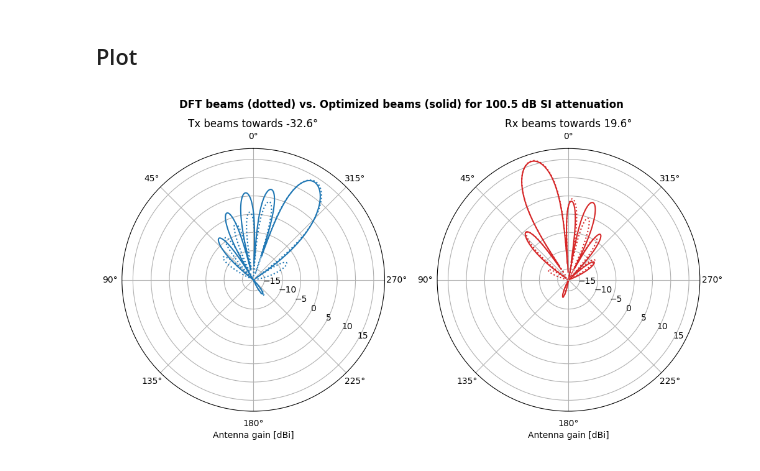
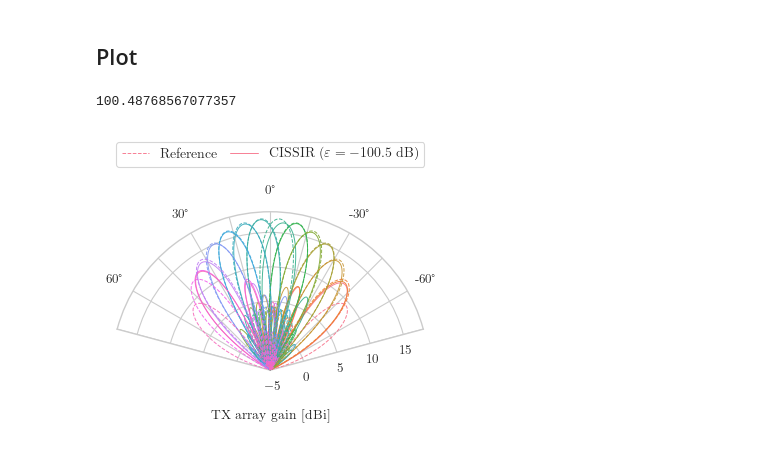
Before and after one commit to rodrihgh/CISSIR, a Jupyter notebook: notebooks/sdr_codebook_optimization.ipynb, the cells around one changed output. Saved outputs shown, nothing was run; the diff lists cells and outputs as text; code cells hidden in the pictures.

```diff
--- a/notebooks/sdr_codebook_optimization.ipynb
+++ b/notebooks/sdr_codebook_optimization.ipynb
@@ -90,6 +90,6 @@ eig_max Grx\Gtx: -40.4 dB
 # %% [markdown]
 ## Optimization
 # %%
-extra_attenuations = np.arange(-1, 70, 1)
 feasible_tolerance = 1e-2
+tgt_si_values = np.arange(si_db_ref, min_split_db, -1.0)
 pbuf = PrintBuffer(print_input=False)
@@ -241,20 +270,15 @@ opt_rx_codebook = rx_codebooks[att_index,]
-# %%
-antenna_pattern = Antenna(params.antenna_pattern, polarization=params.antenna_polarization).patterns
-rad_pattern = lambda x: sum(sum(np.abs(p)**2 for p in pat(np.pi/2, x)) for pat in antenna_pattern)
-
-f, (ax_tx, ax_rx) = plt.subplots(1, 2, figsize=(12,6), subplot_kw={'projection': 'polar'})
-tx_beam = 1
-tx_kwargs = dict(transmit=True, element_pattern=rad_pattern, axis=ax_tx, r_lim=(-18, 18), color="tab:blue")
-_ = plot_beamforming_polar(dft_tx_codebook[:, tx_beam:tx_beam+1], linestyle=":", **tx_kwargs)
-_ = plot_beamforming_polar(opt_tx_codebook[:, tx_beam:tx_beam+1], **tx_kwargs)
-_ = ax_tx.set_title(f"Tx beams towards {tx_degs[tx_beam]:.1f}°")
-
-rx_beam = 5
-rx_kwargs = dict(transmit=False, element_pattern=rad_pattern, axis=ax_rx, r_lim=(-18, 18), color="tab:red")
-_ = plot_beamforming_polar(dft_rx_codebook[:, rx_beam:rx_beam+1], linestyle=":", **rx_kwargs)
-_ = plot_beamforming_polar(opt_rx_codebook[:, rx_beam:rx_beam+1], **rx_kwargs)
-_ = ax_rx.set_title(f"Rx beams towards {rx_degs[rx_beam]:.1f}°")
-
-_ = plt.suptitle(f"DFT beams (dotted) vs. Optimized beams (solid) for {att_db_val:.1f} dB SI attenuation", weight="bold")
-# %% [output]
-[figure, removed]
+# %%
+with np.load(res_path/"sdp_ph_full_27tx_codebooks.npz") as cb_data:
+    att_achieved = cb_data["att_opt"]
+    att_values = cb_data["att_tgt"]
+    tx_codebooks = cb_data["tx"]
+    L_t = tx_codebooks.shape[-1]
+    rx_codebooks = cb_data["rx"]
+    L_r = rx_codebooks.shape[-1]
+
+    tx_dev = cb_data["tx_dev"]
+    rx_dev = cb_data["rx_dev"]
+
+    tx_degs = cb_data["tx_degrees"]
+    rx_degs = cb_data["rx_degrees"]
+    beam_degs = tx_degs
@@ -260,0 +295,31 @@ _ = plt.suptitle(f"DFT beams (dotted) vs. Optimized beams (solid) for {att_db_va
+# %%
+att_db_val
+# %% [output]
+100.48768567077357
+# %%
+f, ax = plt.subplots(subplot_kw={'projection': 'polar'})
+
+thetas = np.deg2rad(np.arange(-75, 80, 15))
+offset, stride = 0, 2
+
+tx_kwargs = dict(transmit=True, element_pattern=rad_pattern, axis=ax, r_lim=(-5, 18), alpha=0.9, linewidth=0.7, theta_lim=(-5*np.pi/12, 5*np.pi/12))
+_ = plot_beamforming_polar(dft_tx_codebook[:, offset::stride], linestyle="--", color_palette="husl", **tx_kwargs, label="Reference", zorder=20)
+_ = plot_beamforming_polar(opt_tx_codebook[:, offset::stride], color_palette="husl", **tx_kwargs,
+                           label="Optimized", zorder=10)
+
+ax.set_xticks(thetas)
+xticks = ax.get_xticklabels()
+_ = ax.set_xticklabels([tick if i % 2 == 1 else None for i, tick in enumerate(xticks)])
+
+handles, labels = ax.get_legend_handles_labels()
+ax.legend(handles[:1]+handles[L_t//stride+1:L_t//stride+2],
+          ["Reference", rf"CISSIR ($\varepsilon=-{att_db_val:.1f}$ dB)"],
+          loc="upper center", ncol=2, prop={'size': 10},
+          columnspacing=0.8, bbox_to_anchor=(0.5, 1.01))
+ax.set_xlabel("TX array gain [dBi]")
+ax.xaxis.labelpad = -25
+
+f.savefig(plot_path/"beams.pdf", bbox_inches="tight", pad_inches=0)
+f.savefig(plot_path/"beams.pgf", bbox_inches="tight", pad_inches=0)
+# %% [output]
+[figure, added]
```
Also changed, not shown: parts of 19 cells of this notebook, 5 other files.
